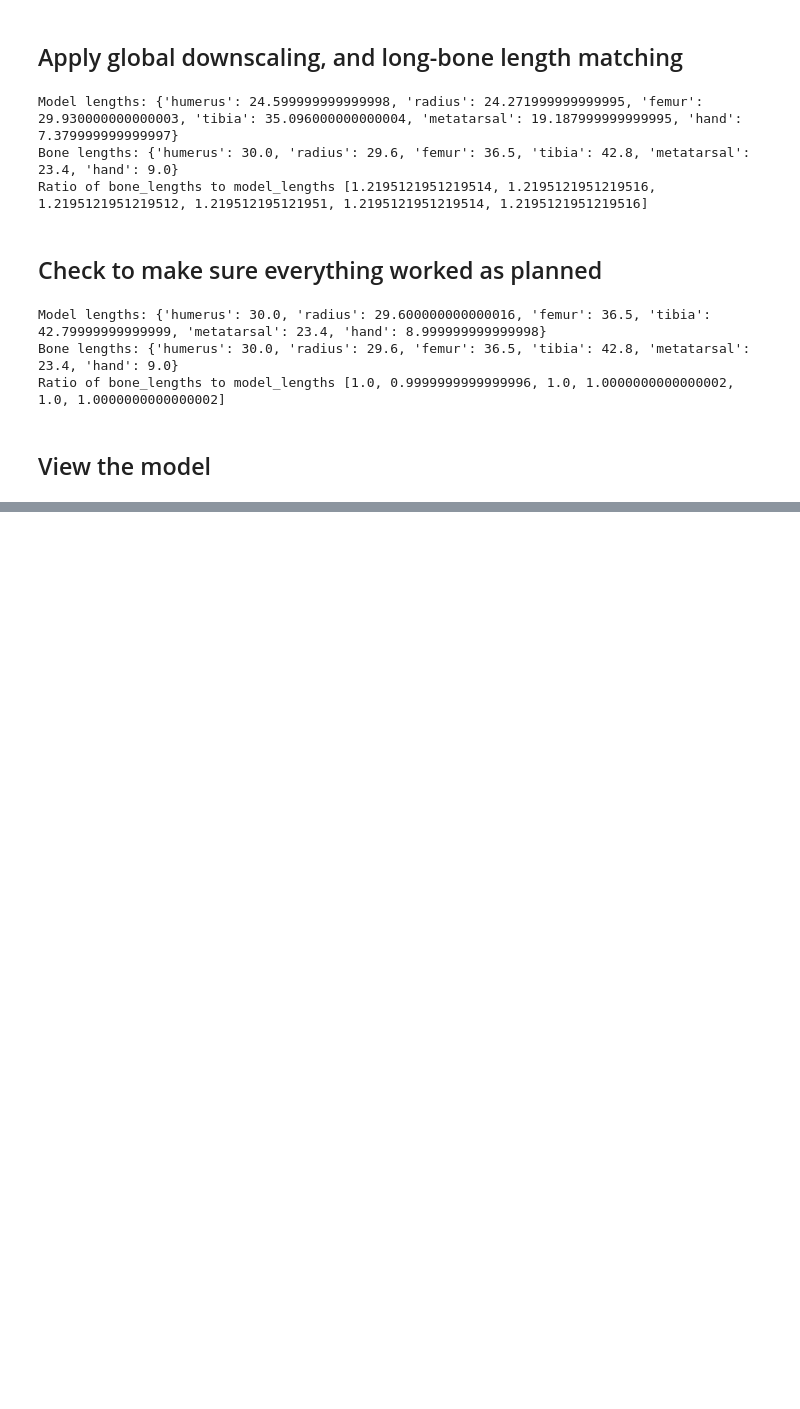
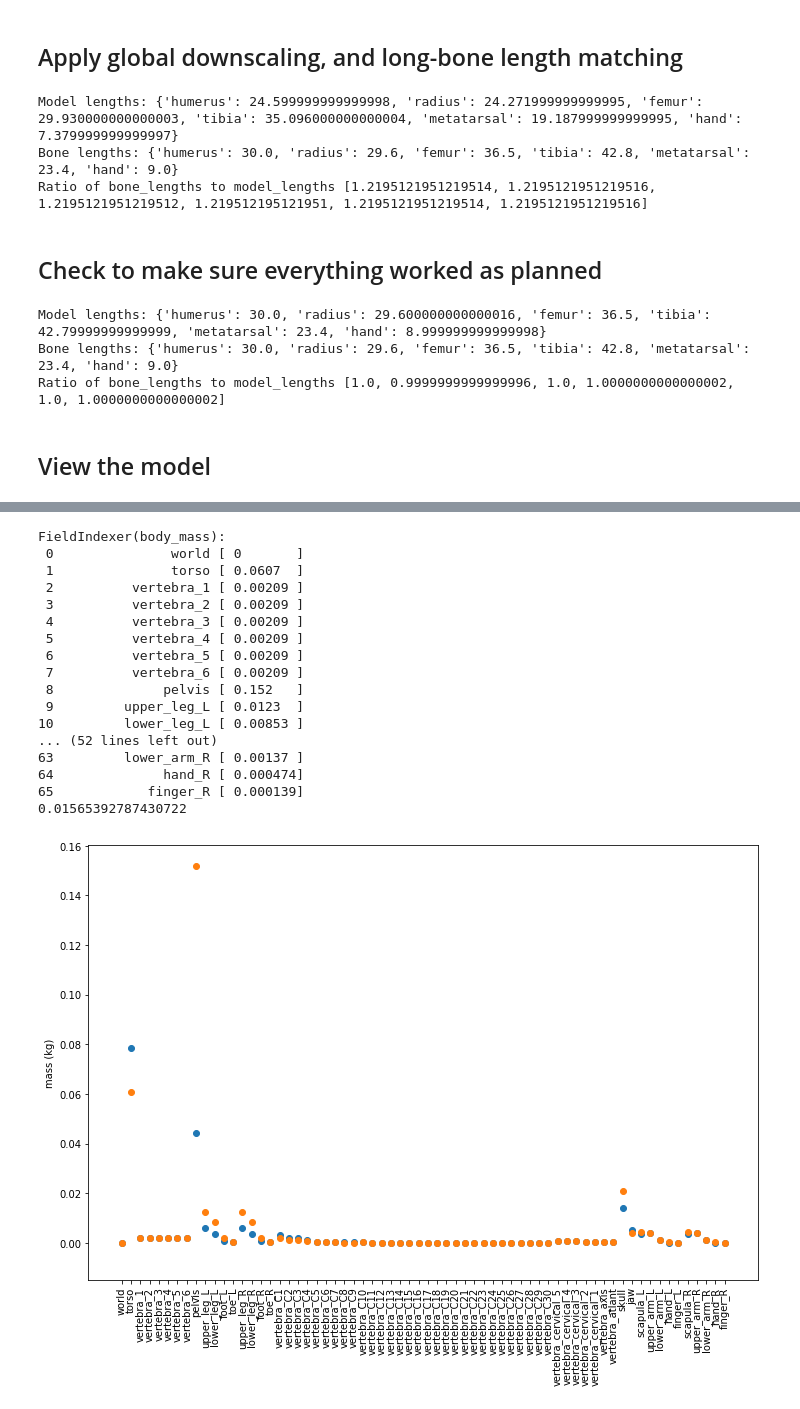
Before and after one commit to diegoaldarondo/stac, a Jupyter notebook: models/to_tune/Modify_model.ipynb, the cells around one changed output, grey strips where cells are left out. Cells and saved outputs as stored; diff of their text form; code cells hidden in the pictures; blank space fills up the shorter version.

```diff
--- a/models/to_tune/Modify_model.ipynb
+++ b/models/to_tune/Modify_model.ipynb
@@ -235,0 +318,64 @@ view_model()
+# %%
+part_mass = 0
+env = suite.load(domain_name="rat", task_name="stand")
+model_masses = env.physics.named.model.body_mass
+model_masses_pre = np.copy(model_masses[:])
+model_names = model_masses.axes.row.names
+for model_kw, real_kw in geom_mass_key_pairs.items():
+#     for g in model.find_all('geom'):
+#         if model_kw in g.name:
+#             part_mass += env.physics.named.model.body_mass[model_kw]
+    for name in model_names:
+        if model_kw in name:
+            part_mass += model_masses[name]
+    mass_ratio = expected_masses[real_kw]/part_mass
+    for g in model.find_all('geom'):
+         if model_kw in g.name:
+            if g.density is None:
+                g.density = 500.0 # taken from collision class
+            g.density = g.density * mass_ratio
+    part_mass = 0
+
+write_model(model, temp_model_path)
+# %%
+env = suite.load(domain_name="rat", task_name="stand")
+model_masses_post = env.physics.named.model.body_mass
+fig, ax = plt.subplots(figsize=(12,8))
+x = range(len(model_names))
+plt.scatter(x, model_masses_pre)
+plt.scatter(x, model_masses_post[:])
+
+plt.xticks(x)
+_ = ax.set_xticklabels(model_names, rotation=90)
+
+plt.ylabel('mass (kg)')
+plt.rcParams['font.size'] = 10
+print(model_masses_post)
+
+vertebra_total = 0
+for name in model_names:
+    if 'vertebra_c' in name:
+        vertebra_total += model_masses_post[name]
+    if any([('vertebra_' + num) in name for num in ['1','2','3','4','5','6']]):
+        vertebra_total += model_masses_post[name]
+
+print(vertebra_total)
+# %% [output]
+FieldIndexer(body_mass):
+ 0               world [ 0       ]
+ 1               torso [ 0.0607  ]
+ 2          vertebra_1 [ 0.00209 ]
+ 3          vertebra_2 [ 0.00209 ]
+ 4          vertebra_3 [ 0.00209 ]
+ 5          vertebra_4 [ 0.00209 ]
+ 6          vertebra_5 [ 0.00209 ]
+ 7          vertebra_6 [ 0.00209 ]
+ 8              pelvis [ 0.152   ]
+ 9         upper_leg_L [ 0.0123  ]
+10         lower_leg_L [ 0.00853 ]
+... (52 lines left out)
+63         lower_arm_R [ 0.00137 ]
+64              hand_R [ 0.000474]
+65            finger_R [ 0.000139]
+0.01565392787430722
+[figure, added]
```
Also changed, not shown: parts of 8 cells of this notebook, 4 other files.
